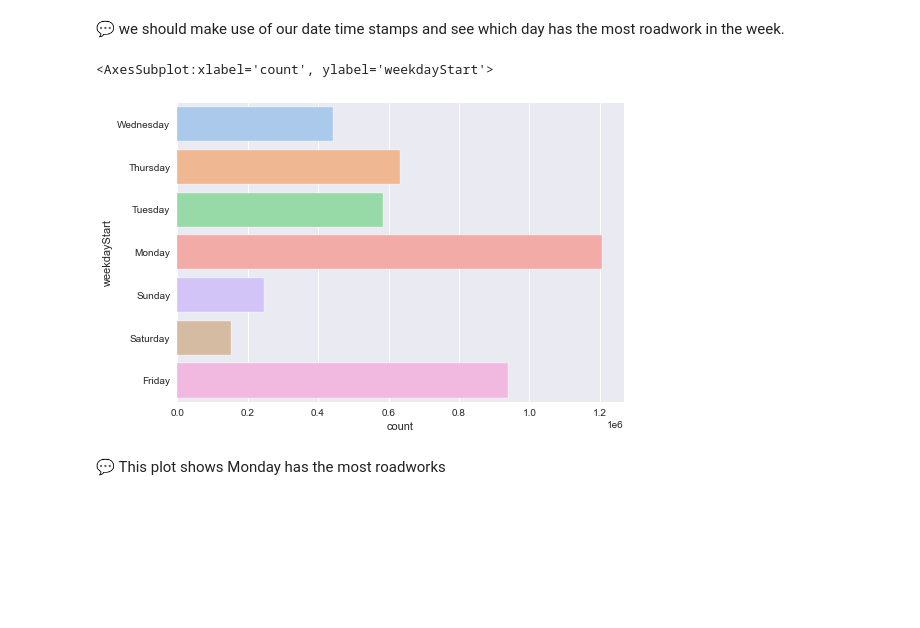
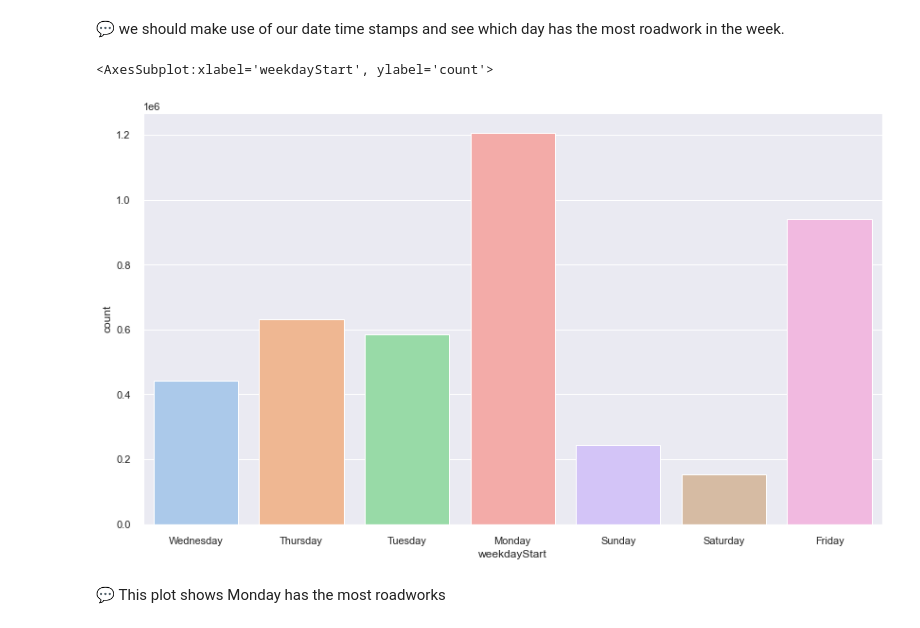
Before and after one commit to AviMegin/AI, a Jupyter notebook: Python/Parquet- project - explore ROADWORKS.ipynb, the cells around one changed output. Drawn from its saved outputs; the diff is of its cells as text; code cells hidden in the pictures; blank space fills up the shorter version.

```diff
--- a/Python/Parquet- project - explore ROADWORKS.ipynb
+++ b/Python/Parquet- project - explore ROADWORKS.ipynb
@@ -12,7 +13,7 @@ import seaborn as sns
 plt.style.use('seaborn')
 # %%
 import pyarrow
-df = pd.read_parquet('C:/Users/megin/OneDrive/Documenten/GitHub/AI/Data/ANWB_Data_23_02_2022/roadworks - history', engine='pyarrow')
+df = pd.read_parquet('C:/Users/Gebruiker/Documents/Data/ANWB_Data_23_02_2022/roadworks - history', engine='pyarrow')
 df
 # %% [output]
 |  | roadwork_id | loaddatetimeutc | road | type | roadwork_from | roadwork_to | roadwork_label | ... |
@@ -168,0 +152,3 @@ df
+# %%
+df['Month'] = pd.to_datetime(df['startDates']).dt.month_name()
+print(df['Month'])
@@ -326,10 +345,10 @@ sns.countplot(y="road", data=df,
 # %% [markdown]
 💬 we should make use of our date time stamps and see which day has the most roadwork in the week.
 # %%
-sns.countplot(y="weekdayStart", data=df,
+sns.countplot(x="weekdayStart", data=df,
             palette="pastel")
 # %% [output]
-<AxesSubplot:xlabel='count', ylabel='weekdayStart'>
+<AxesSubplot:xlabel='weekdayStart', ylabel='count'>
-[figure, old version]
+[figure, new version]
 # %% [markdown]
 💬 This plot shows Monday has the most roadworks
```
Also changed, not shown: parts of 20 cells of this notebook, 1 other file.
